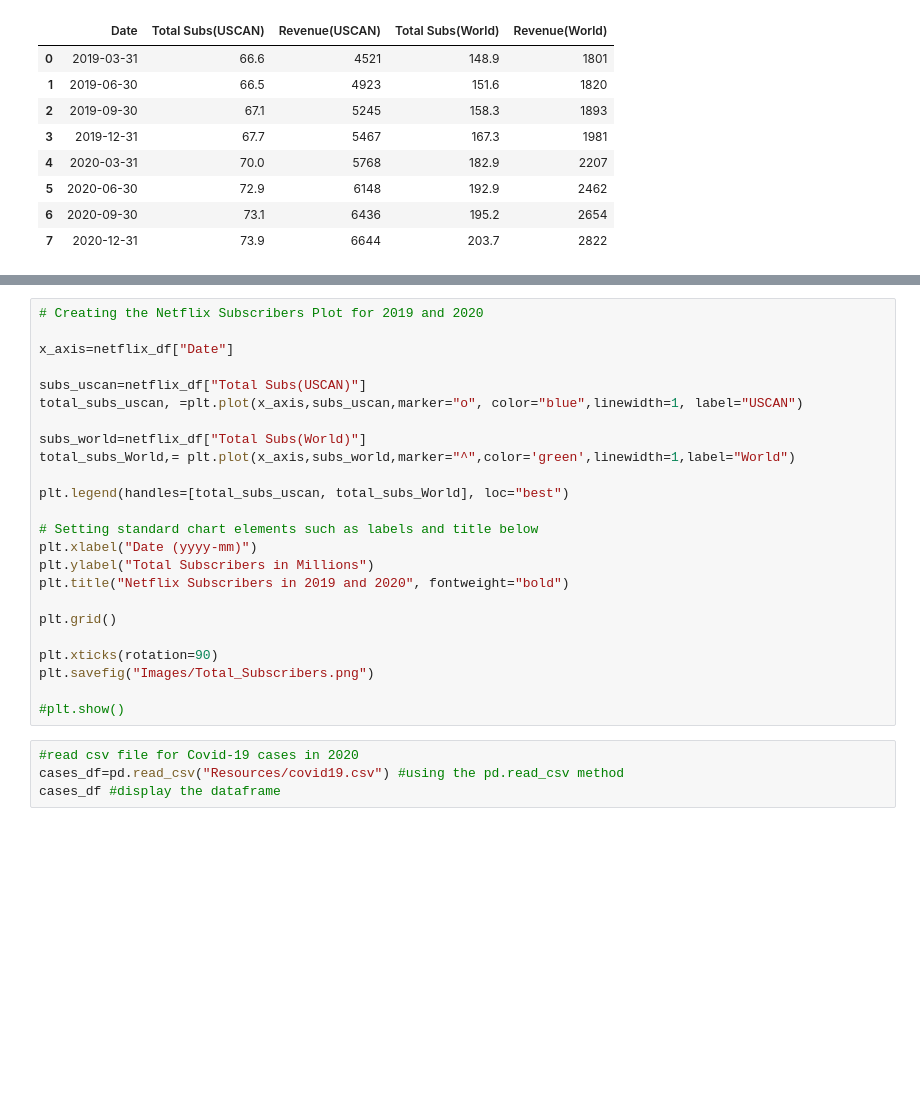
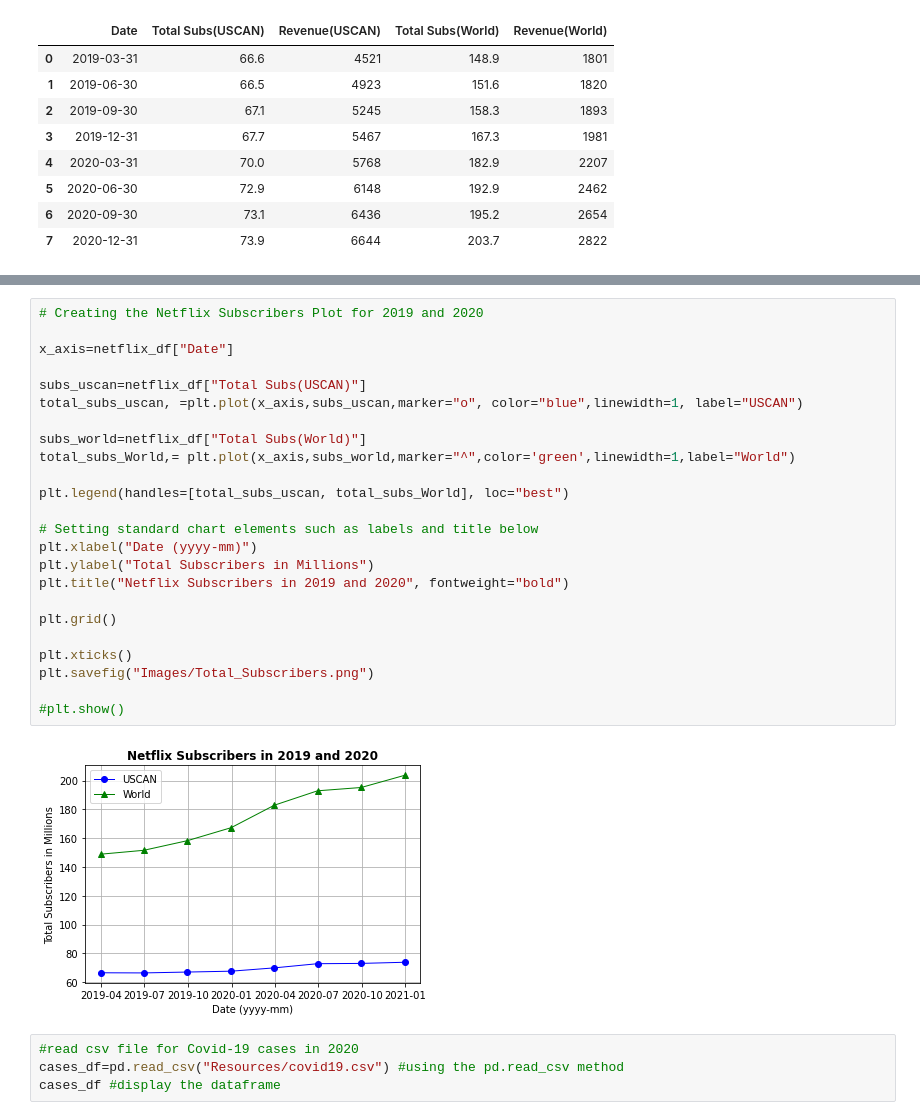
Before and after one commit to skayhan13/Pandemic-Watching, a Jupyter notebook: covid_netflix.ipynb, the cells around one changed output, grey strips where cells are left out. Drawn from its saved outputs; the diff is of its cells as text; blank space fills up the shorter version.

```diff
--- a/covid_netflix.ipynb
+++ b/covid_netflix.ipynb
@@ -52,27 +51,29 @@ plt.show()
 # %%
 # Creating the Netflix Subscribers Plot for 2019 and 2020
 
 x_axis=netflix_df["Date"]
 
 subs_uscan=netflix_df["Total Subs(USCAN)"]
 total_subs_uscan, =plt.plot(x_axis,subs_uscan,marker="o", color="blue",linewidth=1, label="USCAN")
 
 subs_world=netflix_df["Total Subs(World)"]
 total_subs_World,= plt.plot(x_axis,subs_world,marker="^",color='green',linewidth=1,label="World")
 
 plt.legend(handles=[total_subs_uscan, total_subs_World], loc="best")
 
 # Setting standard chart elements such as labels and title below
 plt.xlabel("Date (yyyy-mm)")
 plt.ylabel("Total Subscribers in Millions")
 plt.title("Netflix Subscribers in 2019 and 2020", fontweight="bold")
 
 plt.grid()
 
-plt.xticks(rotation=90)
+plt.xticks()
 plt.savefig("Images/Total_Subscribers.png")
 
 #plt.show()
+# %% [output]
+[figure, added]
 # %%
 #read csv file for Covid-19 cases in 2020
 cases_df=pd.read_csv("Resources/covid19.csv") #using the pd.read_csv method
```
Also changed, not shown: parts of 5 cells of this notebook, 4 other files.
